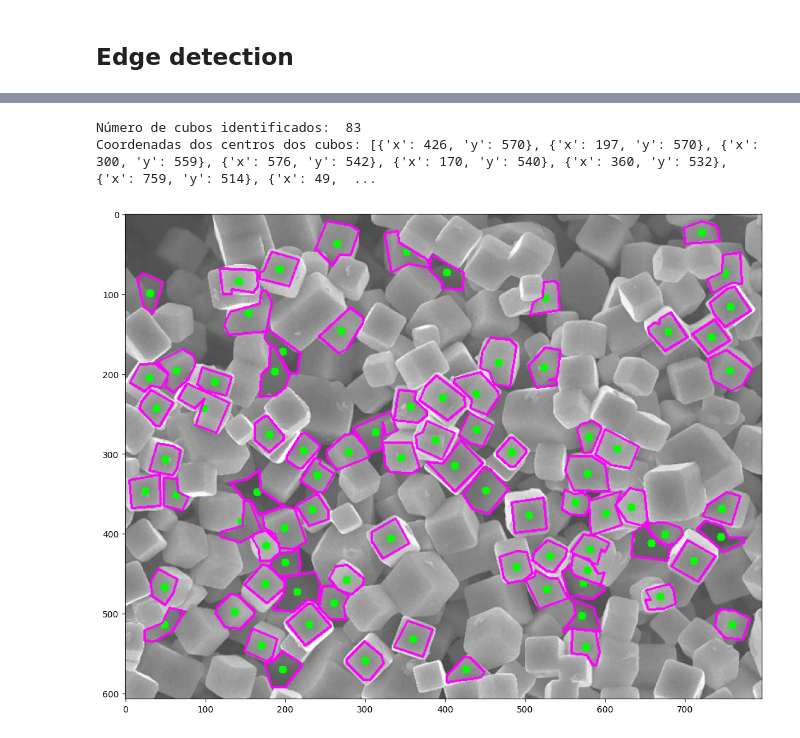
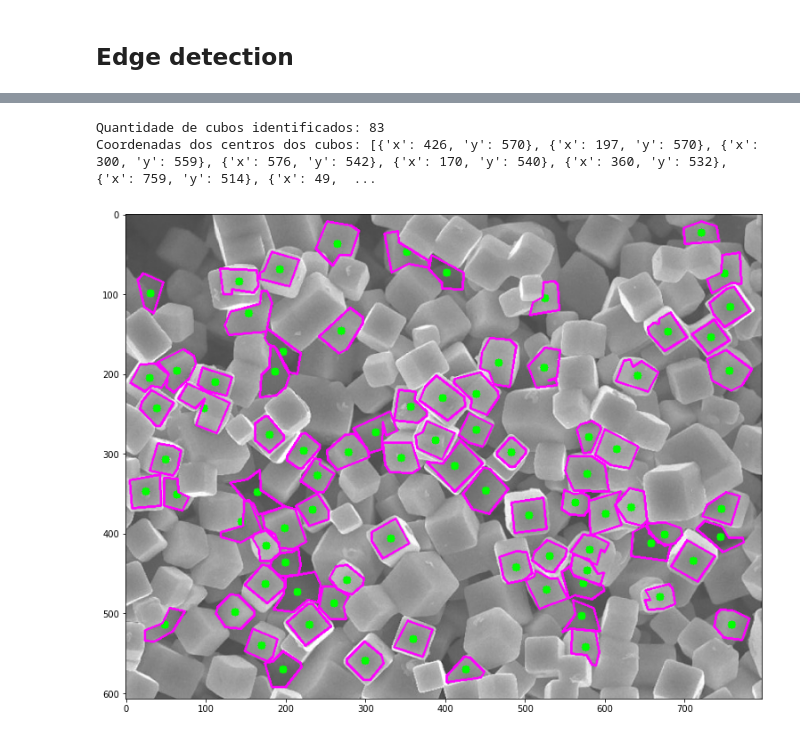
Before and after one commit to gabrielxvr/morphology_identification_pre_processing, a Jupyter notebook: morphology.ipynb, the cells around one changed output, grey strips where cells are left out. Cells and saved outputs as stored; diff of their text form; code cells hidden in the pictures.

Commit message:
Detecção de contornos e centros das nanopartículas.

```diff
--- a/morphology.ipynb
+++ b/morphology.ipynb
@@ -23,4 +23,16 @@ plt.show()
 # %%
+# Para ajustar, altere os parâmetros:
+# imagem_suavizada, filtro_ruido, bordas, kernel e condições do polígono (aresta, área e razão de aspecto)
+
+import cv2
+import numpy as np
+import matplotlib.pyplot as plt
+from skimage import measure
+from skimage.color import rgb2gray
+from skimage.feature import canny
+from skimage.filters import threshold_otsu
+from skimage.io import imread, imsave
+from skimage.util import img_as_ubyte
 
 def identificar_centros_cubos(imagem):
         # Carregar a imagem
@@ -28,12 +40,15 @@ def identificar_centros_cubos(imagem):
 
         # Aplicar um filtro bilateral para suavizar a imagem preservando as bordas
         imagem_suavizada = cv2.bilateralFilter(filtro_cinza, 3, 75, 75)
+        #cv2.imshow('imagem_suavizada', imagem_suavizada)
 
         # Aplicar filtro Gaussiano
         filtro_ruido = cv2.GaussianBlur(imagem_suavizada, (5, 5), 0)
+        #cv2.imshow('filtro_ruido', filtro_ruido)
 
         # Detecção de bordas com Canny
         bordas = cv2.Canny(filtro_ruido, 5, 50)
+        cv2.imshow('bordas', bordas)
 
         # Aplicar operações morfológicas para limpar a imagem binarizada
         kernel = np.ones((5, 5), np.uint8)
@@ -43,7 +58,6 @@ def identificar_centros_cubos(imagem):
         #cv2.imshow('imagem_morfo1', imagem_morfo1)
 
         # Encontrar contornos
-        # 4. Detectar os contornos dos cubos
         contornos, _ = cv2.findContours(imagem_morfo, cv2.RETR_TREE, cv2.CHAIN_APPROX_SIMPLE)
 
         # Inicializar uma lista para armazenar as coordenadas dos centros dos cubos
@@ -55,9 +69,9 @@ def identificar_centros_cubos(imagem):
             epsilon = 0.02 * cv2.arcLength(contorno, True)
             aproximacao = cv2.approxPolyDP(contorno, epsilon, True)
 
-            # Verificar se o polígono tem 4 lados e uma área significativa
-            if len(aproximacao) <= 8 and cv2.contourArea(aproximacao) > 750 and cv2.contourArea(aproximacao) < 2000:  # Ajustar a área mínima conforme necessário
-                # Verificar se é aproximadamente um quadrado (aspecto de cubo)
+            # Verificar a quantidade de arestas e uma área significativa dos dos polígonos
+            if len(aproximacao) > 3 and len(aproximacao) <= 8 and cv2.contourArea(aproximacao) > 750 and cv2.contourArea(aproximacao) < 2500:  # Ajustar a área mínima conforme necessário
+                # Verificar se é aproximadamente um quadrado
                 (x, y, w, h) = cv2.boundingRect(aproximacao)
                 razao_aspecto = w / h
                 if 0.5 <= razao_aspecto <= 2:
@@ -67,37 +81,37 @@ def identificar_centros_cubos(imagem):
                     centros_cubos.append({
                         'x': centro_x,
                         'y': centro_y
                     })
 
                     # Marcar o centro na imagem
                     cv2.circle(imagem, (centro_x, centro_y), 5, (0, 255, 0), -1)
                     cv2.drawContours(imagem, [aproximacao], 0, (255, 0, 255), 2)
                     #cv2.rectangle(imagem, (x, y), (x + w, y + h), (0, 0, 255), 2)
 
         # Retornar a imagem processada e as coordenadas dos centros dos cubos
         return imagem, centros_cubos
 
-# Exemplo de uso
 # Carregar a imagem
 imagem = cv2.imread('SEM_images/Ag3PO4_cubic.tif')
 
 # Chamar a função para identificar os centros dos cubos
 imagem_processada, centros_identificados = identificar_centros_cubos(imagem)
 
 # Exibir a imagem processada
 cv2.imshow('Centros dos Cubos Identificados', imagem_processada)
 plt.figure(figsize=(20, 10))
 plt.imshow(imagem_processada)
-print("Número de cubos identificados: ", len(centros_identificados))
+plt.savefig('Faces Ag3PO4 cubic', dpi=300)
+print("Quantidade de cubos identificados:", len(centros_identificados))
 cv2.waitKey(0)
 cv2.destroyAllWindows()
 
 # Imprimir as coordenadas dos centros dos cubos identificados
 print("Coordenadas dos centros dos cubos:", centros_identificados)
 # %% [output]
-Número de cubos identificados:  83
+Quantidade de cubos identificados: 83
 Coordenadas dos centros dos cubos: [{'x': 426, 'y': 570}, {'x': 197, 'y': 570}, {'x': 300, 'y': 559}, {'x': 576, 'y': 542}, {'x': 170, 'y': 540}, {'x': 360, 'y': 532}, {'x': 759, 'y': 514}, {'x': 49,  ...
-[figure, old version]
+[figure, new version]
 # %%
 output_dir = 'SEM_images/cropped_images'
 if not os.path.exists(output_dir):
```
Also changed, not shown: parts of 2 cells of this notebook, 50 other files.
